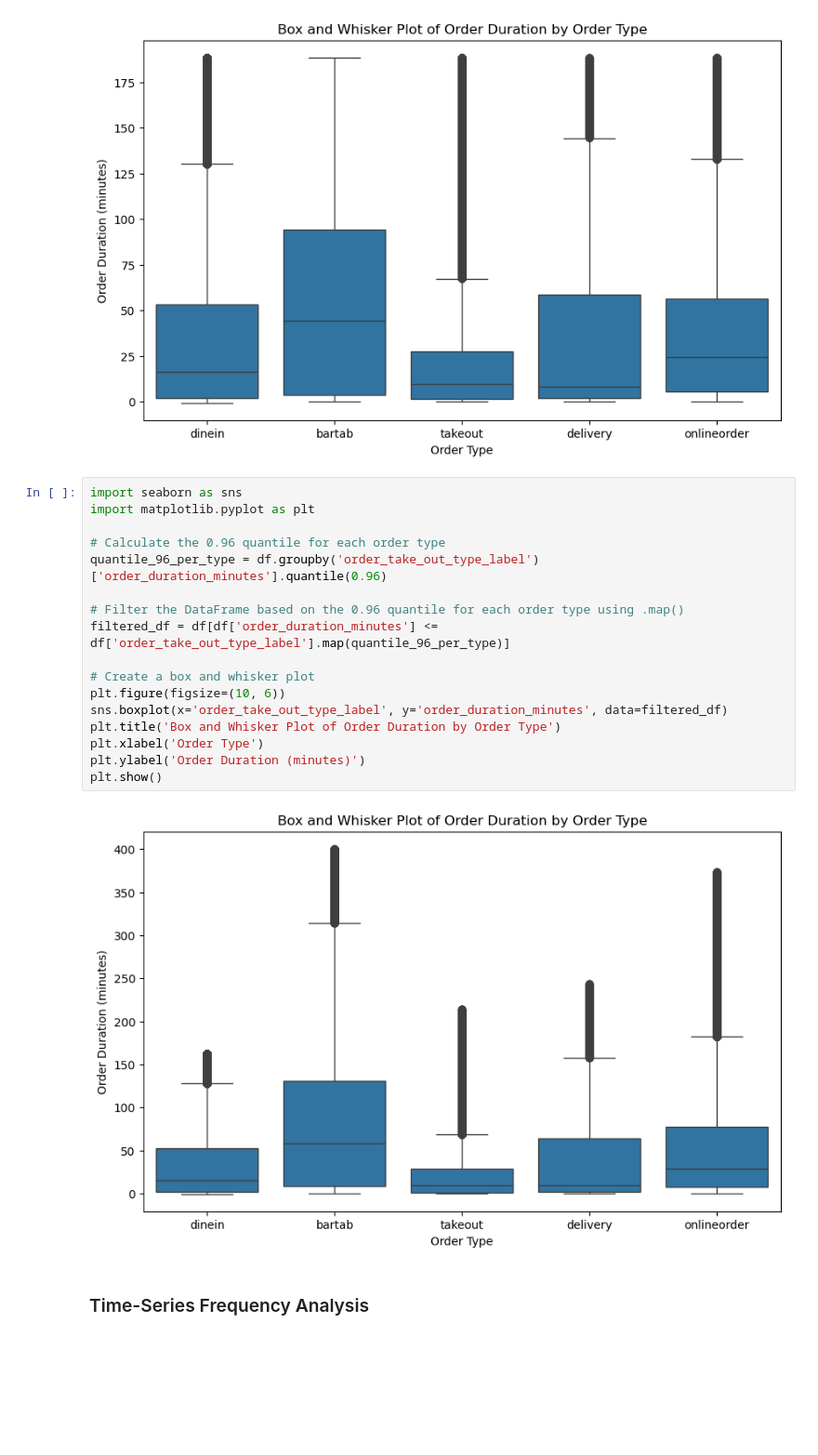
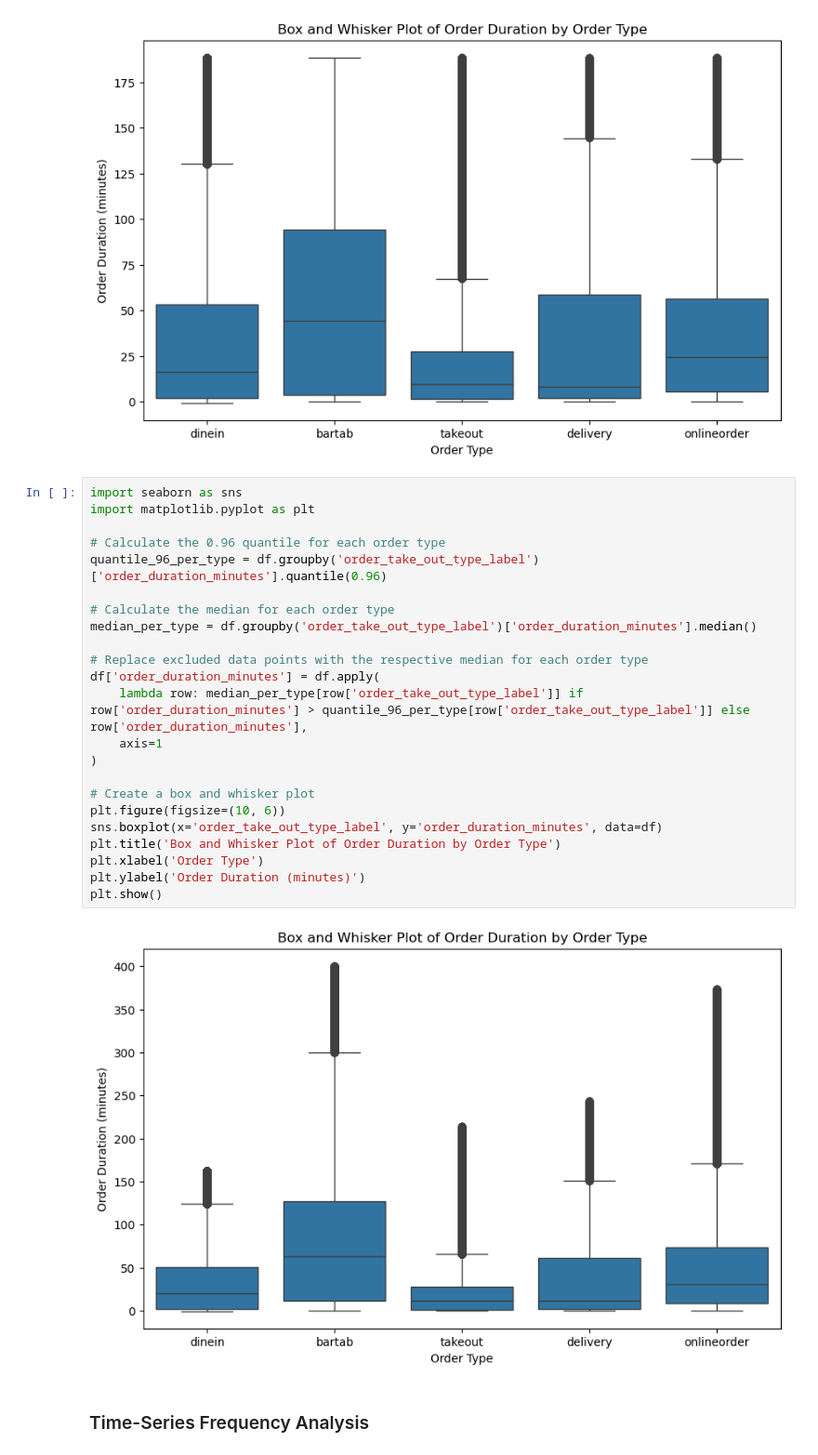
Before and after one commit to NathanL15/TouchBistroEDA, a Jupyter notebook: Pipeline/Preprocess.ipynb, the cells around one changed output. Shown at 93% size. Cells and saved outputs as stored; diff of their text form; blank space fills up the shorter version.

```diff
--- a/Pipeline/Preprocess.ipynb
+++ b/Pipeline/Preprocess.ipynb
@@ -86,22 +88,28 @@ plt.show()
 # %%
 import seaborn as sns
 import matplotlib.pyplot as plt
 
 # Calculate the 0.96 quantile for each order type
 quantile_96_per_type = df.groupby('order_take_out_type_label')['order_duration_minutes'].quantile(0.96)
 
-# Filter the DataFrame based on the 0.96 quantile for each order type using .map()
-filtered_df = df[df['order_duration_minutes'] <= df['order_take_out_type_label'].map(quantile_96_per_type)]
+# Calculate the median for each order type
+median_per_type = df.groupby('order_take_out_type_label')['order_duration_minutes'].median()
+
+# Replace excluded data points with the respective median for each order type
+df['order_duration_minutes'] = df.apply(
+    lambda row: median_per_type[row['order_take_out_type_label']] if row['order_duration_minutes'] > quantile_96_per_type[row['order_take_out_type_label']] else row['order_duration_minutes'],
+    axis=1
+)
 
 # Create a box and whisker plot
 plt.figure(figsize=(10, 6))
-sns.boxplot(x='order_take_out_type_label', y='order_duration_minutes', data=filtered_df)
+sns.boxplot(x='order_take_out_type_label', y='order_duration_minutes', data=df)
 plt.title('Box and Whisker Plot of Order Duration by Order Type')
 plt.xlabel('Order Type')
 plt.ylabel('Order Duration (minutes)')
 plt.show()
 # %% [output]
-[figure, old version]
+[figure, new version]
 # %% [markdown]
 ### Time-Series Frequency Analysis
 # %%
```
Also changed, not shown: parts of 2 cells of this notebook.
